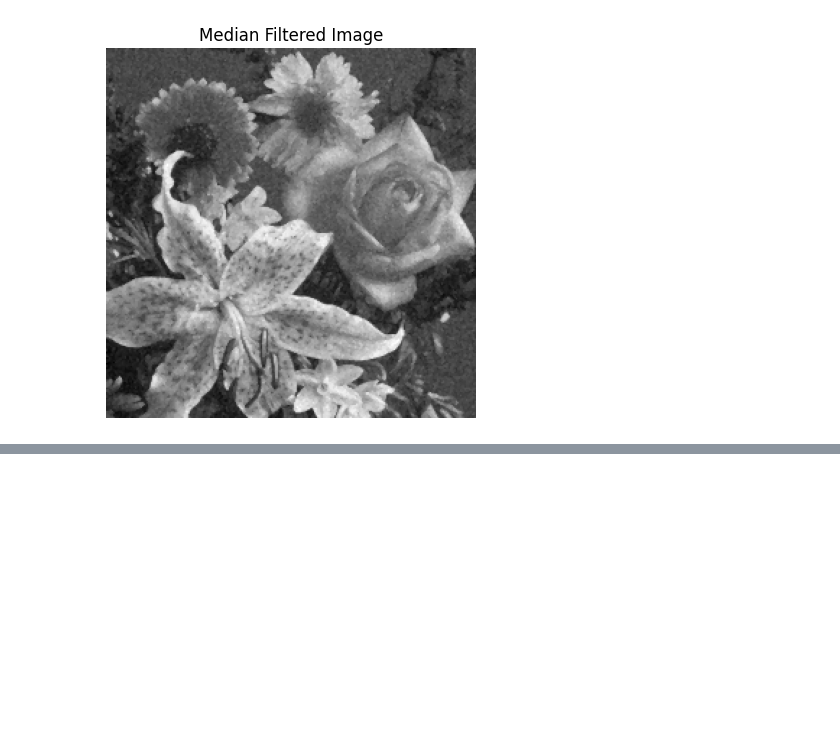
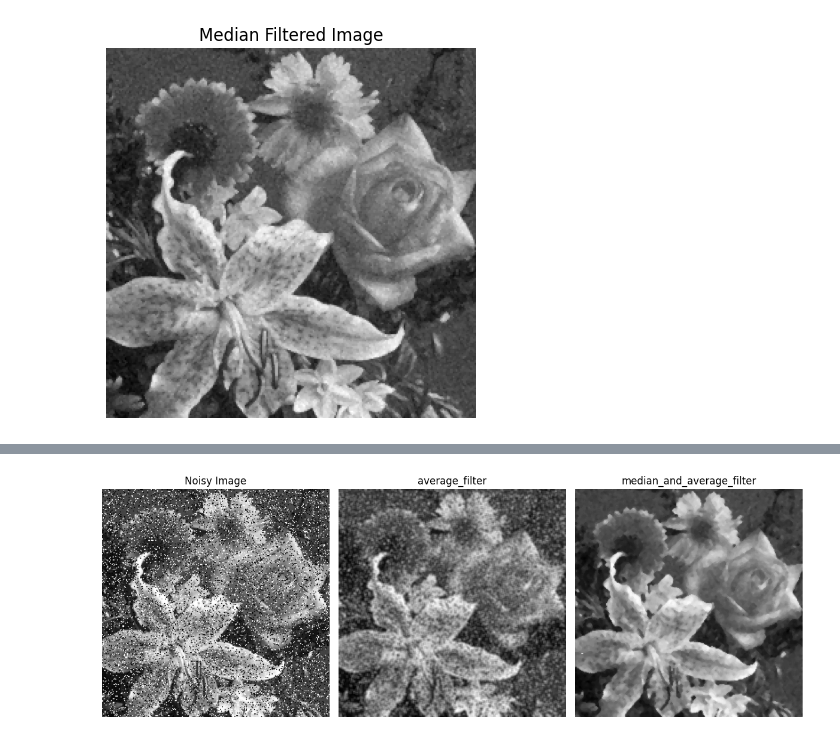
Before and after one commit to mar-sv/computer_vision, a Jupyter notebook: lab_1/task2_code.ipynb, the cells around one changed output, grey strips where cells are left out. Cells and saved outputs as stored; diff of their text form; code cells hidden in the pictures; blank space fills up the shorter version.

```diff
--- a/lab_1/task2_code.ipynb
+++ b/lab_1/task2_code.ipynb
@@ -90,0 +138,26 @@ array([[0.27058824, 0.2745098 , 0.27058824, ..., 0.28235294, 0.27843137,
+# %%
+gaussian_noise = add_gaussian_noise(image,20)
+fully_corrupt = add_salt_and_pepper_noise(gaussian_noise,0.2)
+avg_filtered = uniform_filter(fully_corrupt, size=3)
+median_and_average_filter= median_filter(median_filtered, size=3)
+
+plt.figure(figsize=(12, 6))
+plt.subplot(1, 3, 1)
+plt.imshow(noisy_image,cmap='grey')
+plt.axis('off')
+plt.title('Noisy Image')
+
+plt.subplot(1, 3, 2)
+plt.imshow(avg_filtered, cmap='gray')
+plt.axis('off')
+plt.title('average_filter')
+
+plt.subplot(1, 3, 3)
+plt.imshow(median_and_average_filter, cmap='gray')
+plt.axis('off')
+plt.title('median_and_average_filter')
+
+plt.tight_layout()
+plt.show()
+# %% [output]
+[figure, added]
```
Also changed, not shown: parts of 7 cells of this notebook, 2 other files.
